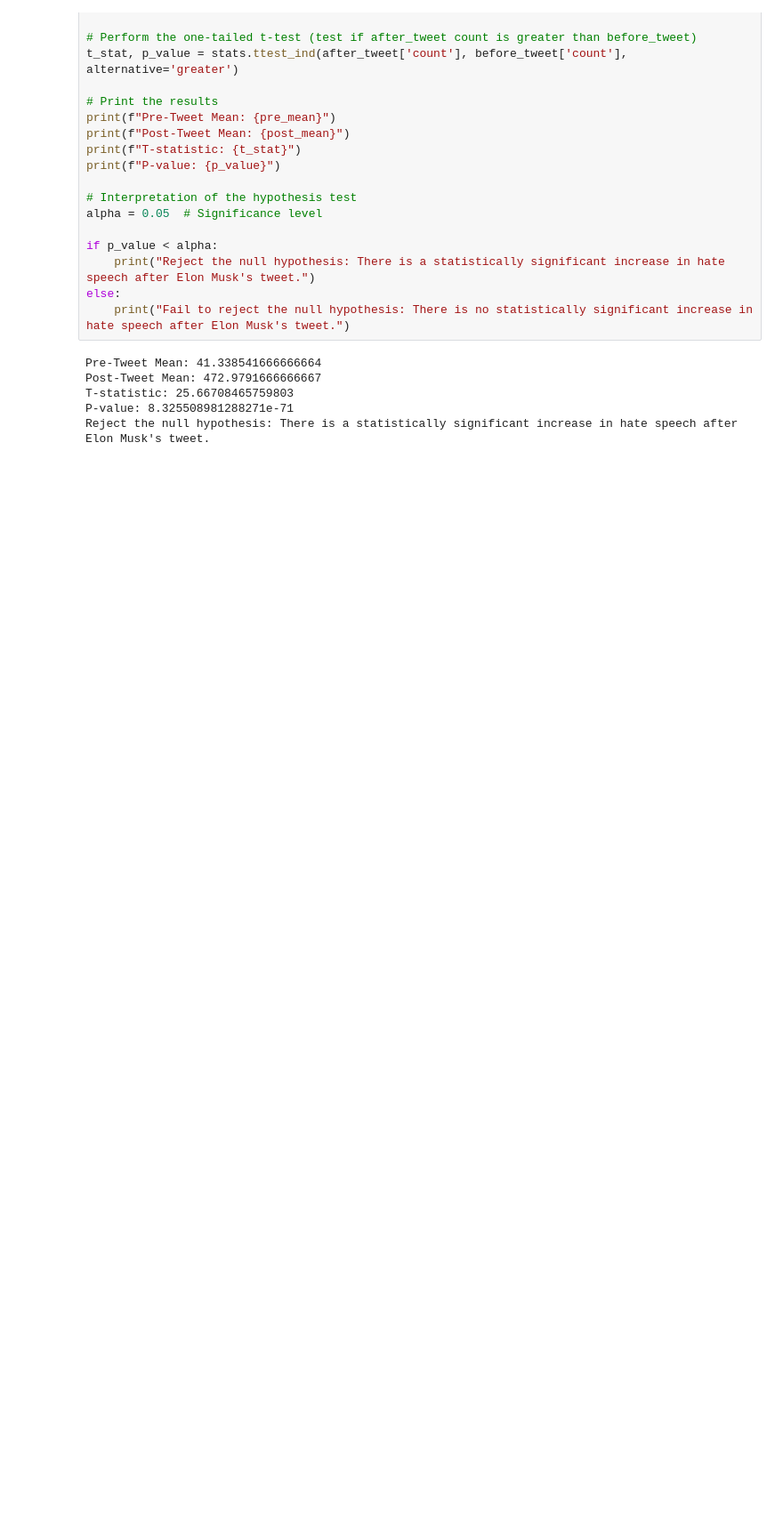
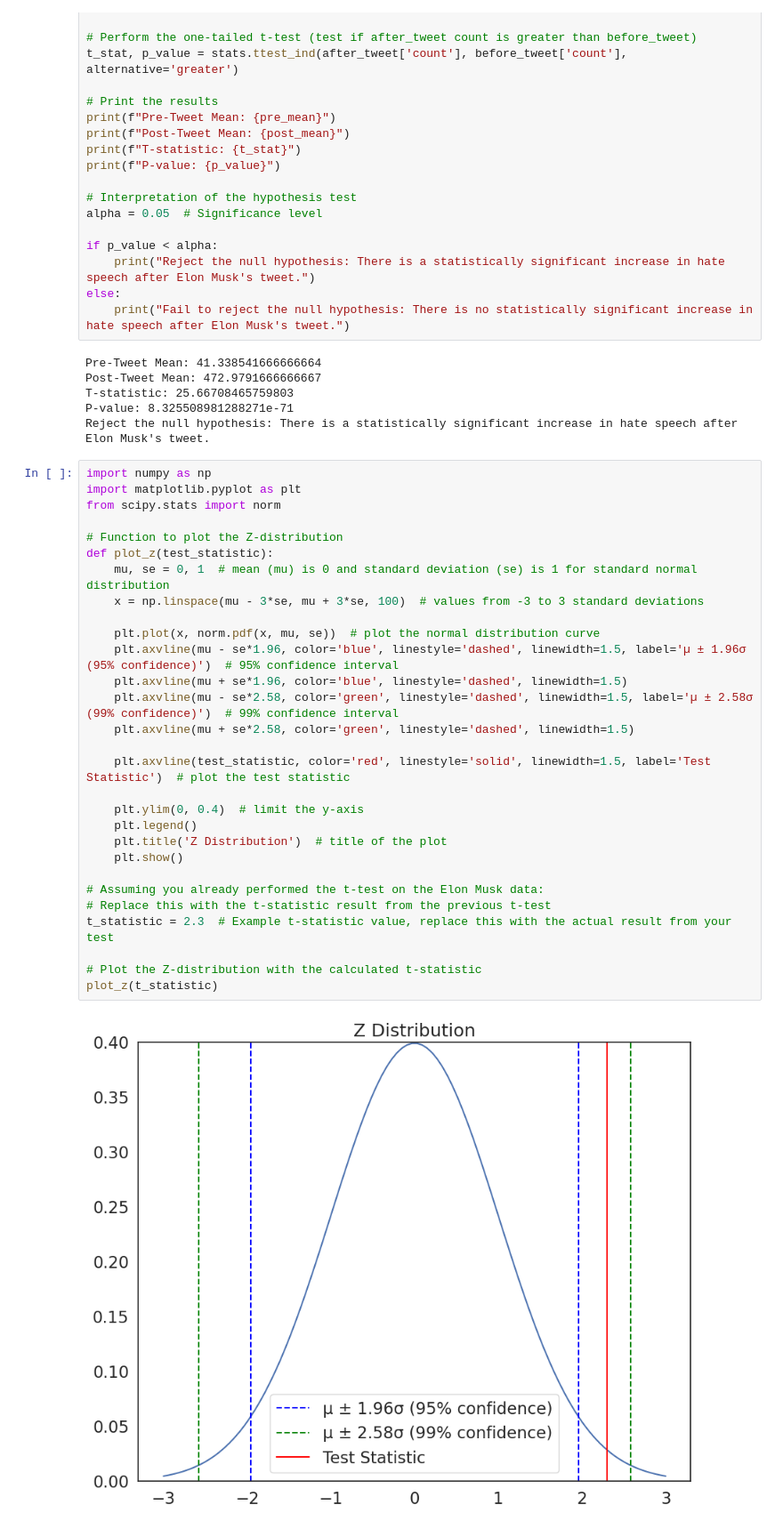
Before and after one commit to yannisyeung/QM2, a Jupyter notebook: w06_hypothesis_testing.ipynb, the cells around one changed output. Shown at 89% size. Drawn from its saved outputs; the diff is of its cells as text; blank space fills up the shorter version.

```diff
--- a/w06_hypothesis_testing.ipynb
+++ b/w06_hypothesis_testing.ipynb
@@ -366,3 +366,34 @@ Post-Tweet Mean: 472.9791666666667
 T-statistic: 25.66708465759803
 P-value: 8.325508981288271e-71
 Reject the null hypothesis: There is a statistically significant increase in hate speech after Elon Musk's tweet.
+# %%
+import numpy as np
+import matplotlib.pyplot as plt
+from scipy.stats import norm
+
+# Function to plot the Z-distribution
+def plot_z(test_statistic):
+    mu, se = 0, 1  # mean (mu) is 0 and standard deviation (se) is 1 for standard normal distribution
+    x = np.linspace(mu - 3*se, mu + 3*se, 100)  # values from -3 to 3 standard deviations
+
+    plt.plot(x, norm.pdf(x, mu, se))  # plot the normal distribution curve
+    plt.axvline(mu - se*1.96, color='blue', linestyle='dashed', linewidth=1.5, label='µ ± 1.96σ (95% confidence)')  # 95% confidence interval
+    plt.axvline(mu + se*1.96, color='blue', linestyle='dashed', linewidth=1.5)
+    plt.axvline(mu - se*2.58, color='green', linestyle='dashed', linewidth=1.5, label='µ ± 2.58σ (99% confidence)')  # 99% confidence interval
+    plt.axvline(mu + se*2.58, color='green', linestyle='dashed', linewidth=1.5)
+
+    plt.axvline(test_statistic, color='red', linestyle='solid', linewidth=1.5, label='Test Statistic')  # plot the test statistic
+
+    plt.ylim(0, 0.4)  # limit the y-axis
+    plt.legend()
+    plt.title('Z Distribution')  # title of the plot
+    plt.show()
+
+# Assuming you already performed the t-test on the Elon Musk data:
+# Replace this with the t-statistic result from the previous t-test
+t_statistic = 2.3  # Example t-statistic value, replace this with the actual result from your test
+
+# Plot the Z-distribution with the calculated t-statistic
+plot_z(t_statistic)
+# %% [output]
+[figure, added]
```
